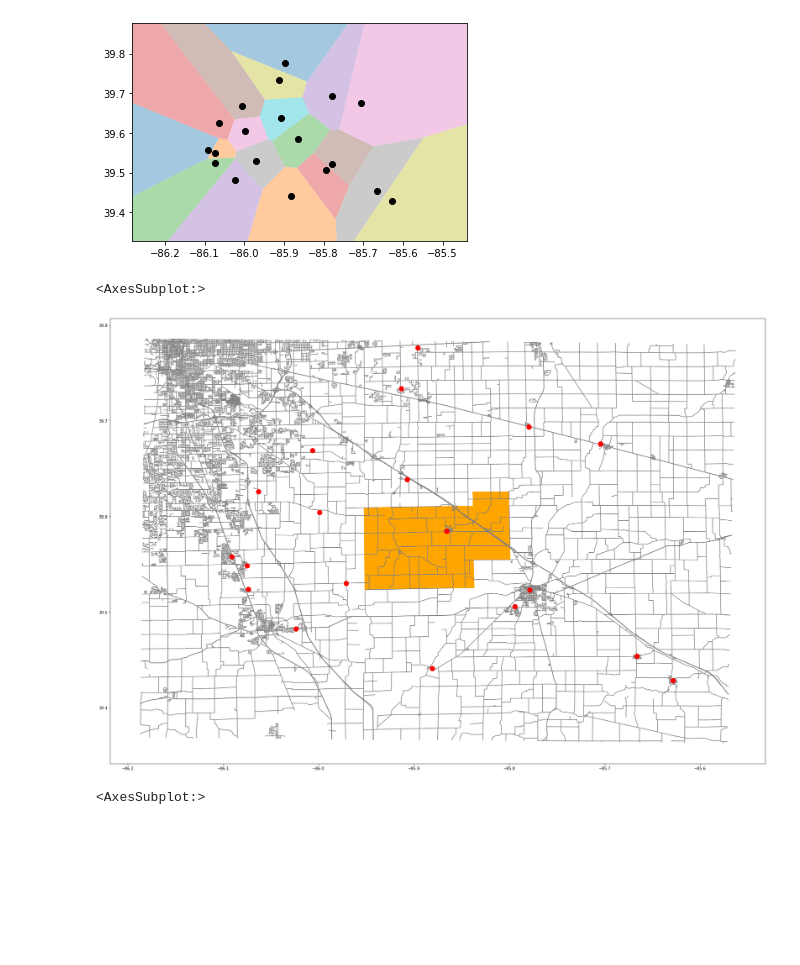
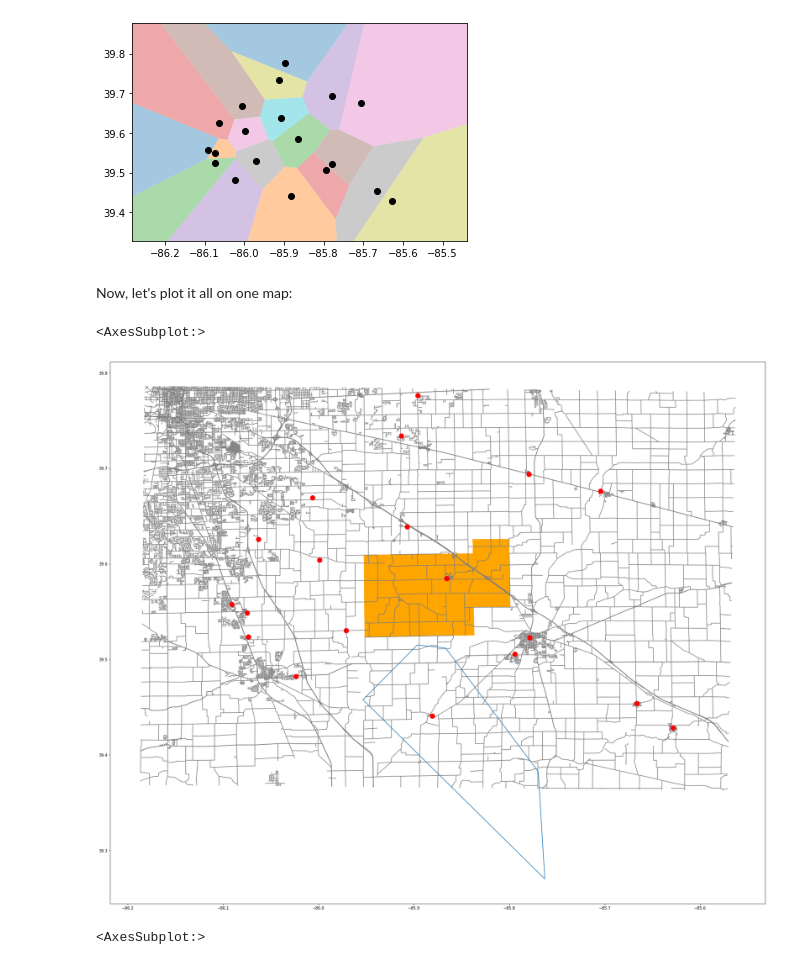
Before and after one commit to trimble/fire_geozones, a Jupyter notebook: Geos.ipynb, the cells around one changed output. Saved outputs shown, nothing was run; the diff lists cells and outputs as text; code cells hidden in the pictures; blank space fills up the shorter version.

```diff
--- a/Geos.ipynb
+++ b/Geos.ipynb
@@ -100,12 +128,7 @@ get_engines().head()
 # %%
-import matplotlib.pyplot as plt
-import geopandas as gpd
-
-townships = gpd.read_file(r'/Users/toddtrimble/Downloads/Local_Boundaries_Minor_Civil_Divisions/Minor_Civil_Divisions_IN.shp')
+townships = gpd.read_file(r'Local_Boundaries_Minor_Civil_Divisions/Minor_Civil_Divisions_IN.shp')
 is_shelby = townships['Cnty_Name']=="Shelby"
 shelby_townships = townships[is_shelby]
-in_jurisdiction = (shelby_townships['MCD_Name'] == "Brandywine") | (shelby_townships['MCD_Name'] == "Sugar Creek")
-jurisdiction = shelby_townships[in_jurisdiction]
-jurisdiction.head()
+shelby_townships
 # %% [output]
 |  | COUNTY | MCD | COUSUBFP | Cnty_Name | MCD_Name | geometry |
@@ -119,7 +171,7 @@ jurisdiction.exterior.to_crs(epsg=4326).plot()
 # %%
-streets = gpd.read_file(
-r'/Users/toddtrimble/Downloads/Streets_Roads_INDOT_2015/Roads_2015_INDOT_IN.shp',
-bbox = jurisdiction.dissolve().envelope.buffer(25000),
-).clip(jurisdiction.dissolve().envelope.scale(4,4))
-streets.to_crs(epsg=4326).plot()
+roads = gpd.read_file(
+r'Streets_Roads_INDOT_2015/Roads_2015_INDOT_IN.shp',
+bbox = jurisdiction.dissolve().envelope.buffer(1500),
+)
+roads.head()
 # %% [output]
@@ -146,24 +206,27 @@ import visualize_voronoi as vv
 vv.visualize(engines)
 # %% [output]
 [figure]
+# %%
+from scipy.spatial.qhull import Voronoi
+from shapely.geometry import Polygon
+
+points = list(set(engines[['lon','lat']].itertuples(index=False, name=None)))
+
+vor = Voronoi(points)
+
+regions, vertices = vv.voronoi_finite_polygons_2d(vor, radius=0.0001)
+
+engine_regions = Polygon(vertices[regions[1]])
+# data.head()
+# %% [markdown]
+Now, let's plot it all on one map:
 # %%
-from scipy.spatial.qhull import Voronoi
-from shapely.geometry import Polygon
-
-points = list(set(engines[['lon','lat']].itertuples(index=False, name=None)))
-
-vor = Voronoi(points)
-
-regions, vertices = vv.voronoi_finite_polygons_2d(vor, radius=0.0001)
-
-# data = pd.DataFrame(Polygon(vertices[regions[1]]))
-# data.head()
 fig, ax = plt.subplots()
 fig.set_size_inches(30, 30)
 jurisdiction.to_crs(epsg=4326).plot(ax=ax, color='orange')
 streets.to_crs(epsg=4326).plot(ax=ax, color='grey')
 enginelocs.plot(ax=ax, color='red', markersize=150, zorder=10)
-# gpd.GeoSeries(data).exterior.plot(ax=ax)
+gpd.GeoSeries(engine_regions).exterior.plot(ax=ax)
 # %% [output]
 <AxesSubplot:>
-[figure, old version]
+[figure, new version]
```
Also changed, not shown: parts of 19 cells of this notebook, 16 other files.
